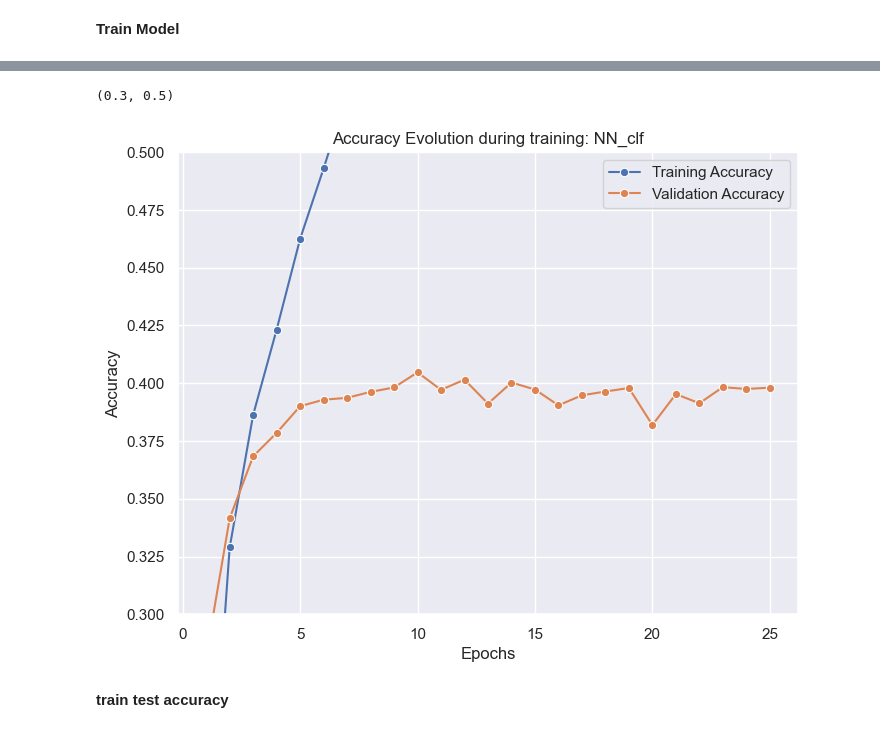
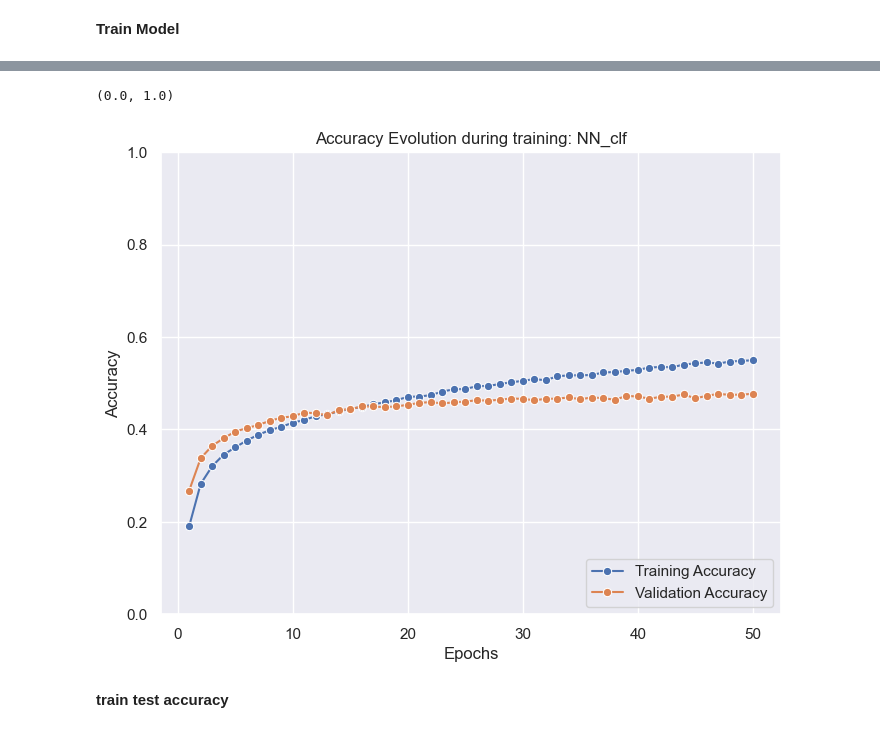
Before and after one commit to RamiroHR/Multimodal-Data-Product-Classification-Model, a Jupyter notebook: Image_Base_Models.ipynb, the cells around one changed output, grey strips where cells are left out. Saved outputs shown, nothing was run; the diff lists cells and outputs as text; code cells hidden in the pictures.

```diff
--- a/Image_Base_Models.ipynb
+++ b/Image_Base_Models.ipynb
@@ -922,7 +984,7 @@ t0 = time.time()
 
 training_history = CNN_clf.fit(XX_train, yy_train,
                              validation_split = 0.2,
-                             epochs = 25,
+                             epochs = 50,
                              batch_size = 400)
 
 t1 = time.time()
@@ -936,5 +1013,5 @@ KeyboardInterrupt:
 # %%
-epochs = 25
+epochs = 50
 x_epochs = np.arange(1,epochs + 1,1)
 
 train_acc = training_history.history['accuracy']
@@ -942,17 +1019,19 @@ val_acc = training_history.history['val_accuracy']
 # %%
 plt.figure(figsize=(8,6))
 
 sns.lineplot(x = x_epochs, y = train_acc, marker = 'o', label = 'Training Accuracy')
 sns.lineplot(x = x_epochs, y = val_acc, marker = 'o', label = 'Validation Accuracy')
 
 plt.xlabel('Epochs')
 plt.ylabel('Accuracy')
 plt.title('Accuracy Evolution during training: NN_clf')
-plt.legend()#loc='right'
-plt.ylim(0.3,0.5)
+plt.legend(loc='lower right')#loc='right'
+plt.ylim(0,1)
+# plt.ylim(0.3,0.5)
+# plt.xlim(0,50)
 # %% [output]
-(0.3, 0.5)
+(0.0, 1.0)
-[figure, old version]
+[figure, new version]
 # %% [markdown]
 **train test accuracy**
 # %%
```
Also changed, not shown: parts of 17 cells of this notebook.
